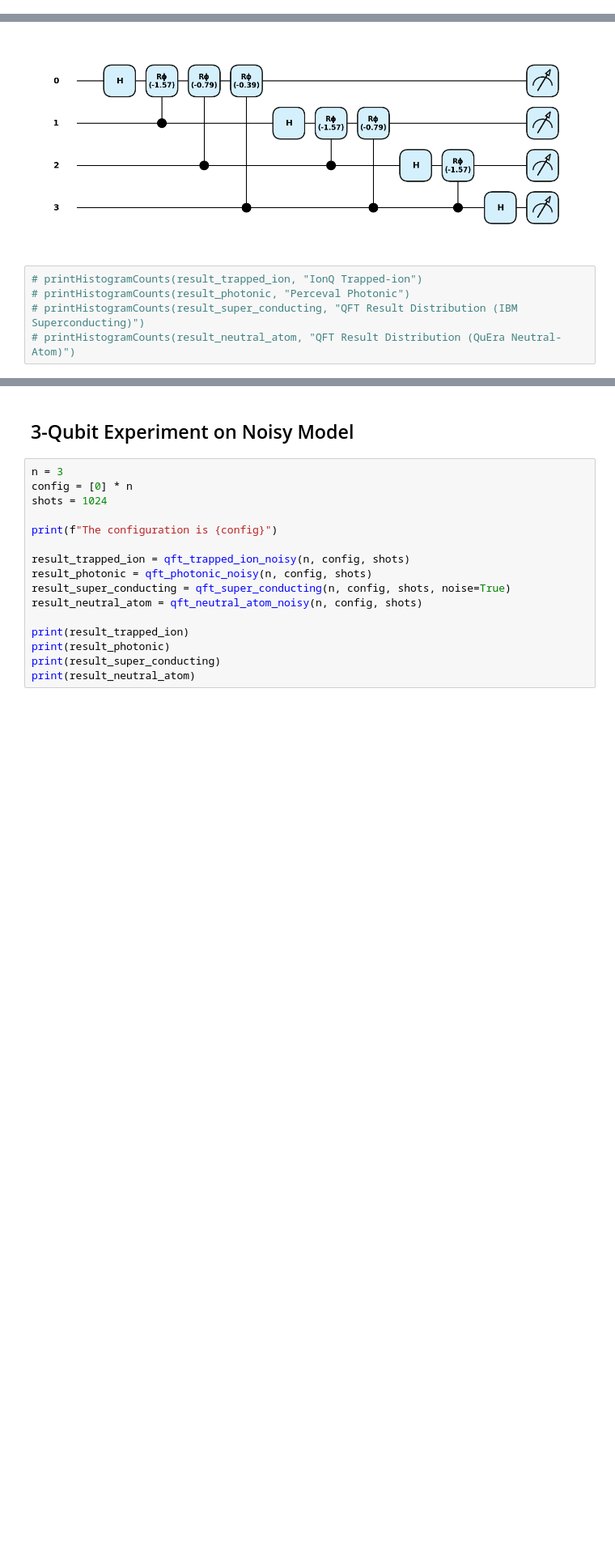
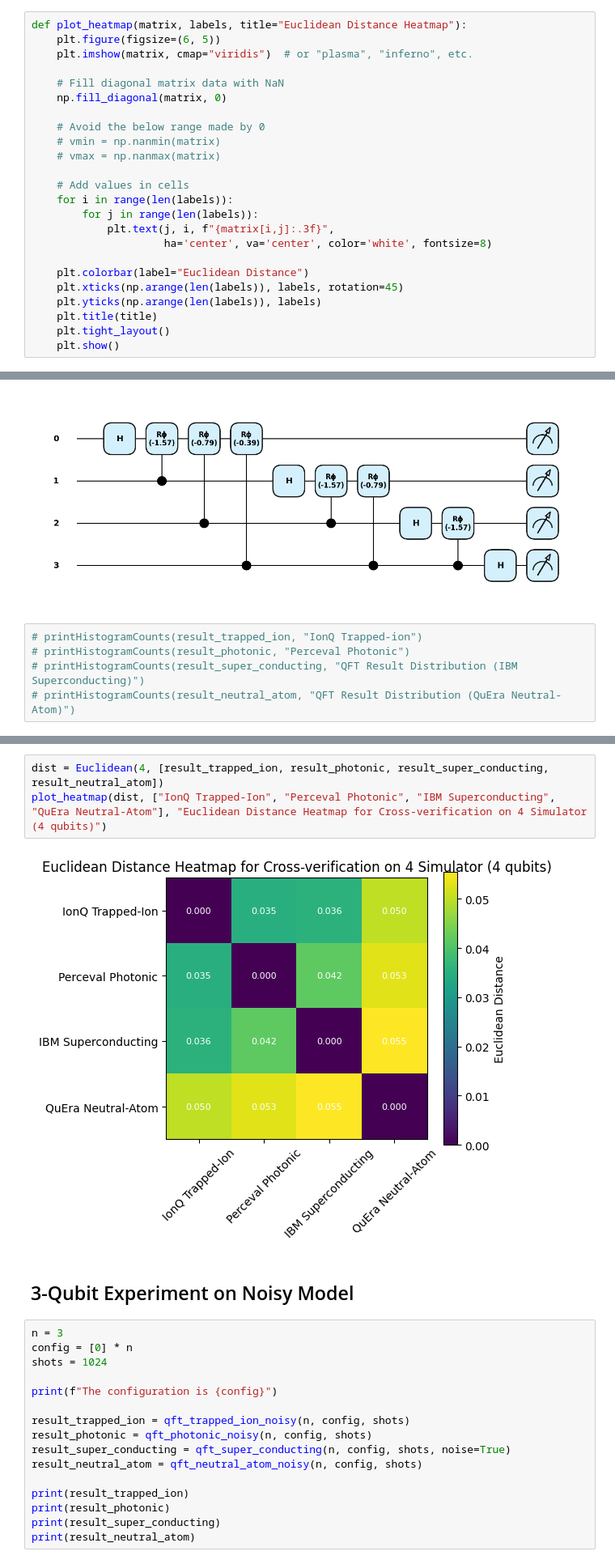
Before and after one commit to msoliviawatt/QFT-Cross-Verification, a Jupyter notebook: qft_verification.ipynb, the cells around one changed output, grey strips where cells are left out. Shown: that part at 81% size. Saved outputs shown, nothing was run; the diff lists cells and outputs as text; blank space fills up the shorter version.

```diff
--- a/qft_verification.ipynb
+++ b/qft_verification.ipynb
@@ -101,3 +125,27 @@ def plot_multi_histogram(result_list, device_names, title="Cross-Platform Compar
+# %%
+def plot_heatmap(matrix, labels, title="Euclidean Distance Heatmap"):
+    plt.figure(figsize=(6, 5))
+    plt.imshow(matrix, cmap="viridis")  # or "plasma", "inferno", etc.
+
+    # Fill diagonal matrix data with NaN
+    np.fill_diagonal(matrix, 0)
+
+    # Avoid the below range made by 0
+    # vmin = np.nanmin(matrix)
+    # vmax = np.nanmax(matrix)
+
+    # Add values in cells
+    for i in range(len(labels)):
+        for j in range(len(labels)):
+            plt.text(j, i, f"{matrix[i,j]:.3f}",
+                     ha='center', va='center', color='white', fontsize=8)
+
+    plt.colorbar(label="Euclidean Distance")
+    plt.xticks(np.arange(len(labels)), labels, rotation=45)
+    plt.yticks(np.arange(len(labels)), labels)
+    plt.title(title)
+    plt.tight_layout()
+    plt.show()
 # %% [markdown]
 ## 3-Qubit Experiment on Ideal Simulator
 # %%
@@ -160,3 +208,8 @@ plot_multi_histogram([result_trapped_ion, result_photonic, result_super_conducti
+# %%
+dist = Euclidean(4, [result_trapped_ion, result_photonic, result_super_conducting, result_neutral_atom])
+plot_heatmap(dist, ["IonQ Trapped-Ion", "Perceval Photonic", "IBM Superconducting", "QuEra Neutral-Atom"], "Euclidean Distance Heatmap for Cross-verification on 4 Simulator (4 qubits)")
+# %% [output]
+[figure, added]
 # %% [markdown]
 ## 3-Qubit Experiment on Noisy Model
 # %%
```
Also changed, not shown: parts of 11 cells of this notebook, 1 other file.
